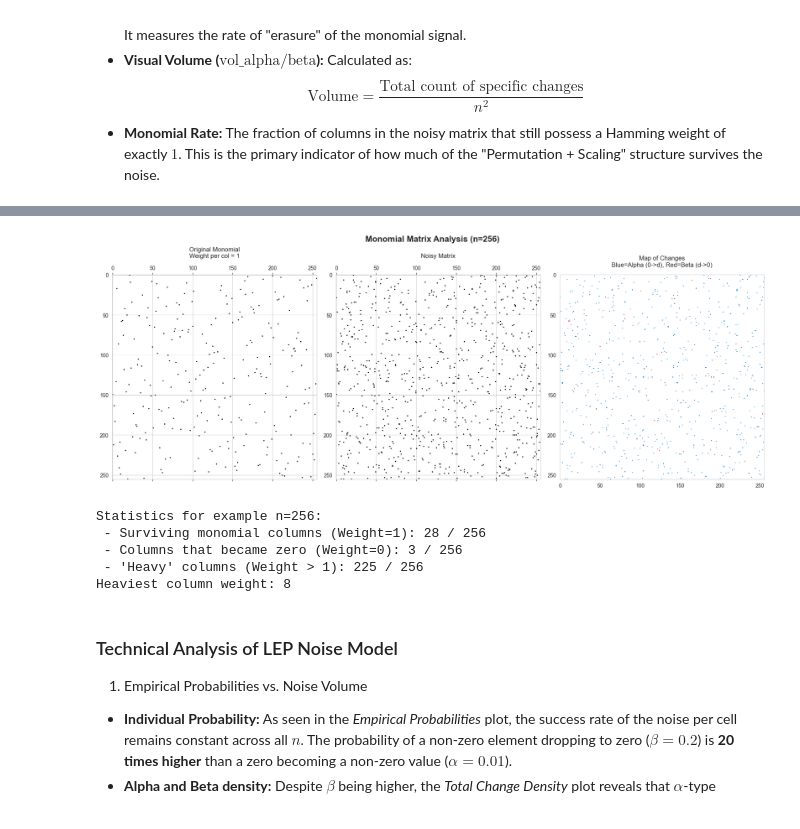
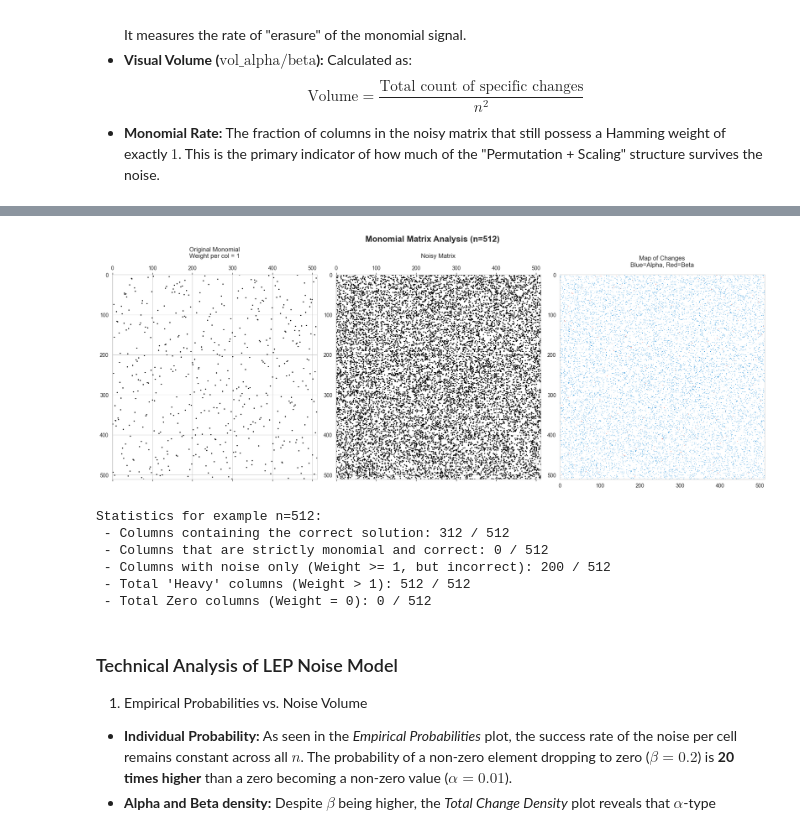
Before and after one commit to EstefaniaLaverde/PEP-LEP, a Jupyter notebook: Code/error_distribution_analysis.ipynb, the cells around one changed output, grey strips where cells are left out. Saved outputs shown, nothing was run; the diff lists cells and outputs as text; code cells hidden in the pictures.

```diff
--- a/Code/error_distribution_analysis.ipynb
+++ b/Code/error_distribution_analysis.ipynb
@@ -179,46 +198,47 @@ def analyze_lep_data(data, alpha_theoretical=0.01, beta_theoretical=0.2):
 # %%
 def visualize_matrix_changes(original, noisy, sample_index=0):
     """
-    Visualize original and noisy matrices side by side, and a map of where changes occurred.
+    Visualize original and noisy matrices with comprehensive column statistics.
     """
     n = original.shape[0]
-    # Adjusted figsize for better proportions with a suptitle
     fig, axes = plt.subplots(1, 3, figsize=(18, 7))
-
-    # Adding a centered main title for the entire figure
     fig.suptitle(f'Monomial Matrix Analysis (n={n})', fontsize=16, fontweight='bold', y=0.98)
 
-    # original matrix
+    # 1. Original
     axes[0].spy(original, markersize=5 if n < 128 else 1, color='black')
     axes[0].set_title(f'Original Monomial\nWeight per col = 1', pad=15)
 
-    # noisy matrix
-    # Using red here to visually represent the corrupted state
+    # 2. Noisy
     axes[1].spy(noisy, markersize=5 if n < 128 else 1, color='black')
     axes[1].set_title(f'Noisy Matrix', pad=15)
 
-    # map of changes: white if no change, blue if 0 to non-zero (alpha), red if non-zero to 0 (beta)
+    # 3. Map
     changes_map = np.zeros_like(original)
     changes_map[(original == 0) & (noisy != 0)] = 1
     changes_map[(original != 0) & (noisy == 0)] = 2
-
     cmap = ListedColormap(['white', '#3498db', '#e74c3c'])
-
     axes[2].imshow(changes_map, cmap=cmap, interpolation='nearest')
-    axes[2].set_title('Map of Changes\nBlue=Alpha (0->d), Red=Beta (d->0)', pad=15)
+    axes[2].set_title('Map of Changes\nBlue=Alpha, Red=Beta', pad=15)
     axes[2].grid(False)
 
-    # Tight layout adjusted to prevent overlap with the centered suptitle
     plt.tight_layout(rect=[0, 0, 1, 0.95])
     plt.show()
 
-    # print some statistics about the changes
-    nz_noisy = np.count_nonzero(noisy, axis=0)
+    # Stats
+    nz_per_col = np.count_nonzero(noisy, axis=0)
+
+    # Logic for correct solutions (value survives)
+    correct_cols = np.sum((original != 0) & (original == noisy))
+
+    # Logic for strictly monomial (weight 1 AND correct)
+    strict_monomial = np.sum((nz_per_col == 1) & (np.any((original != 0) & (original == noisy), axis=0)))
+
     print(f"Statistics for example n={n}:")
-    print(f" - Surviving monomial columns (Weight=1): {np.sum(nz_noisy == 1)} / {n}")
-    print(f" - Columns that became zero (Weight=0): {np.sum(nz_noisy == 0)} / {n}")
-    print(f" - 'Heavy' columns (Weight > 1): {np.sum(nz_noisy > 1)} / {n}")
-    print(f"Heaviest column weight: {np.max(nz_noisy)}")
+    print(f" - Columns containing the correct solution: {correct_cols} / {n}")
+    print(f" - Columns that are strictly monomial and correct: {strict_monomial} / {n}")
+    print(f" - Columns with noise only (Weight >= 1, but incorrect): {n - correct_cols - np.sum(nz_per_col==0)} / {n}")
+    print(f" - Total 'Heavy' columns (Weight > 1): {np.sum(nz_per_col > 1)} / {n}")
+    print(f" - Total Zero columns (Weight = 0): {np.sum(nz_per_col == 0)} / {n}")
 # %%
 data = generate_lep_data(NUM_SAMPLES, N_SIZES, Q_SIZES, ALPHA, BETA)
 df_analysis = analyze_lep_data(data)
@@ -236,13 +256,14 @@ summary_df
 # %%
-matrix_id = 2026  # example index to visualize
+matrix_id = 3028  # example index to visualize
 visualize_matrix_changes(data[matrix_id][0], data[matrix_id][1], sample_index=0)
 # %% [output]
-[figure, old version]
+[figure, new version]
-Statistics for example n=256:
- - Surviving monomial columns (Weight=1): 28 / 256
- - Columns that became zero (Weight=0): 3 / 256
- - 'Heavy' columns (Weight > 1): 225 / 256
-Heaviest column weight: 8
+Statistics for example n=512:
+ - Columns containing the correct solution: 312 / 512
+ - Columns that are strictly monomial and correct: 0 / 512
+ - Columns with noise only (Weight >= 1, but incorrect): 200 / 512
+ - Total 'Heavy' columns (Weight > 1): 512 / 512
+ - Total Zero columns (Weight = 0): 0 / 512
 # %% [markdown]
 ### Technical Analysis of LEP Noise Model
 
```
Also changed, not shown: parts of 14 cells of this notebook.
